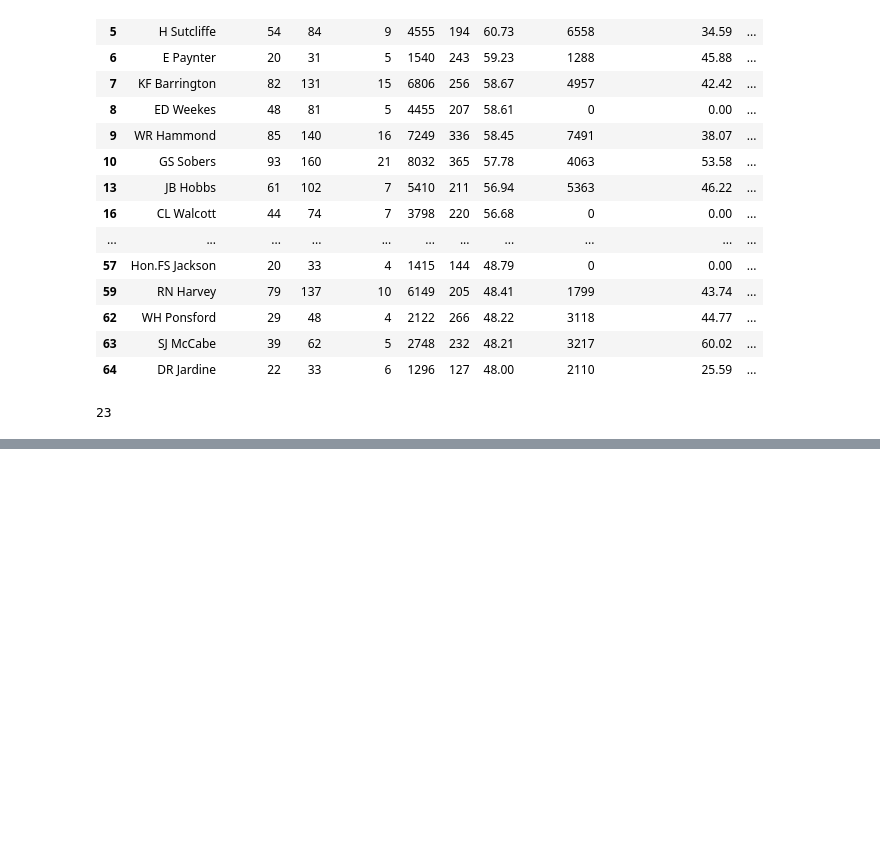
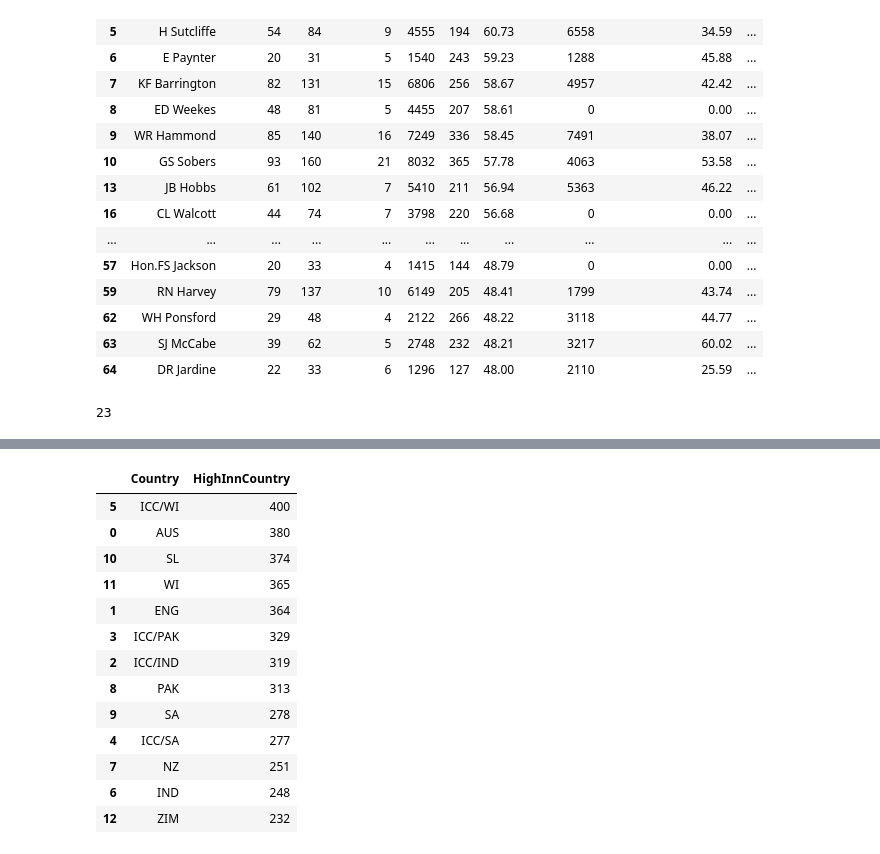
Before and after one commit to sandeep897663/jupter, a Jupyter notebook: sandy-data-cleaning.ipynb, the cells around one changed output, grey strips where cells are left out. Drawn from its saved outputs; the diff is of its cells as text; code cells hidden in the pictures; blank space fills up the shorter version.

```diff
--- a/sandy-data-cleaning.ipynb
+++ b/sandy-data-cleaning.ipynb
@@ -552,0 +598,17 @@ df[df['Rookie_Year'] < 1960]['Player'].count()
+# %%
+df.groupby('Country')['HS'].max().to_frame('HighInnCountry').reset_index().sort_values('HighInnCountry', ascending=False)
+# %% [output]
+|  | Country | HighInnCountry |
+| 5 | ICC/WI | 400 |
+| 0 | AUS | 380 |
+| 10 | SL | 374 |
+| 11 | WI | 365 |
+| 1 | ENG | 364 |
+| 3 | ICC/PAK | 329 |
+| 2 | ICC/IND | 319 |
+| 8 | PAK | 313 |
+| 9 | SA | 278 |
+| 4 | ICC/SA | 277 |
+| 7 | NZ | 251 |
+| 6 | IND | 248 |
+| 12 | ZIM | 232 |
```
Also changed, not shown: parts of 4 cells of this notebook.
